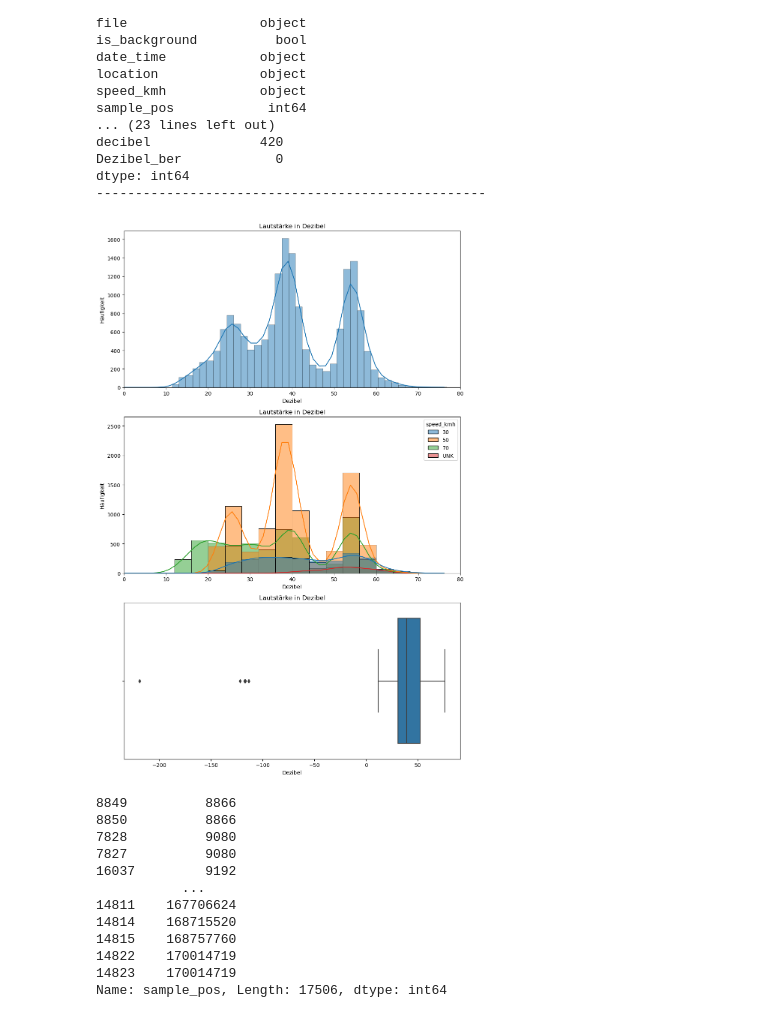
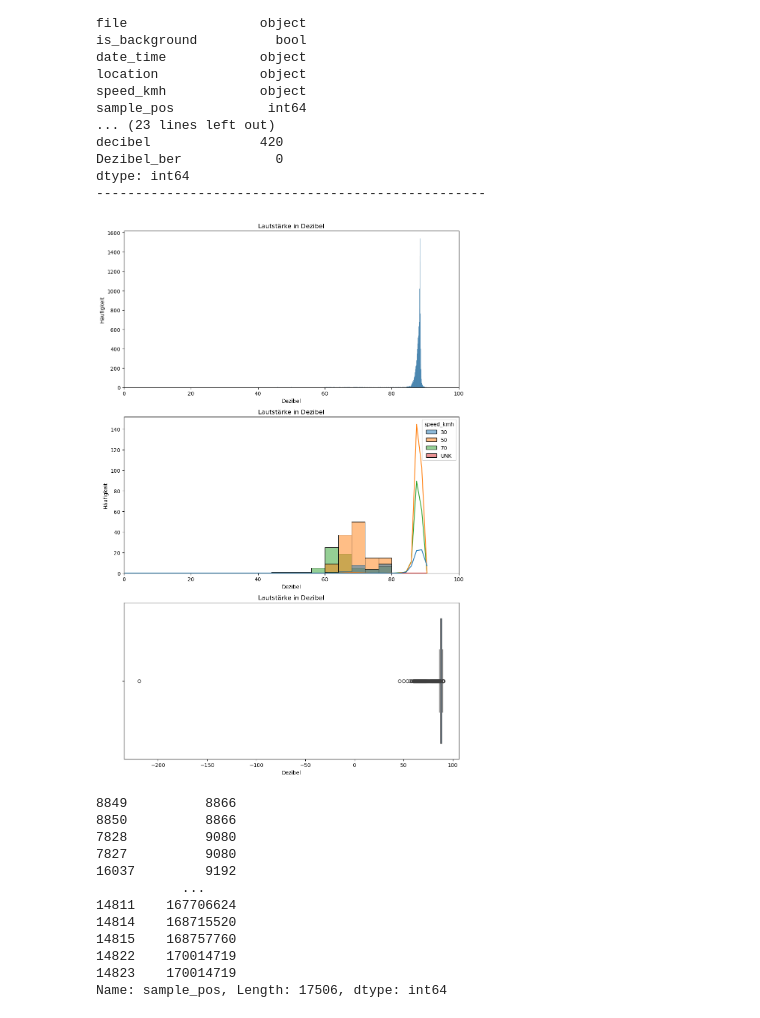
Before and after one commit to janikWa/RoadTrafficNoise, a Jupyter notebook: RTN.ipynb, the cells around one changed output. Cells and saved outputs as stored; diff of their text form; code cells hidden in the pictures.

Commit message:
preprocessing for spectral analysis done & testing for db-calculation implication

```diff
--- a/RTN.ipynb
+++ b/RTN.ipynb
@@ -6,7 +6,7 @@ import numpy as np
 import os
 from scipy.io import wavfile
 
-path = "SoundData.xlsx"
+path = "SoundDataWithPreprocessing.xlsx"
 df = pd.read_excel(path)
 # %%
 #inspect the data
@@ -45,33 +45,33 @@ for col in df.columns:
 df["date_time"] = pd.to_datetime(df["date_time"], format='%Y-%m-%d-%H-%M')
 # %%
 #distribution decibel
-decibel_min = df["decibel"].min()
-decibel_max = df["decibel"].max()
+decibel_min = df["Dezibel_ber"].min()
+decibel_max = df["Dezibel_ber"].max()
 
 fig, axes = plt.subplots(3, 1, figsize=(10, 15))
 
-sns.histplot(data=df, x="Dezibel_ber",  binrange=(0, 80), kde=True, ax=axes[0])
+sns.histplot(data=df, x="Dezibel_ber",  binrange=(0, 100), kde=False, ax=axes[0])
 axes[0].set_title("Lautstärke in Dezibel")
 axes[0].set_xlabel("Dezibel")
 axes[0].set_ylabel("Häufigkeit")
-axes[0].set_xlim(0,80)
+axes[0].set_xlim(0,100)
 
 sns.histplot(data=df, x="Dezibel_ber", bins=20,  binrange=(0, 80), kde=True, ax=axes[1], hue="speed_kmh")
 axes[1].set_title("Lautstärke in Dezibel")
 axes[1].set_xlabel("Dezibel")
 axes[1].set_ylabel("Häufigkeit")
-axes[1].set_xlim(0,80)
+axes[1].set_xlim(0,100)
 
 sns.boxplot(data=df, x="Dezibel_ber", ax=axes[2])
 axes[2].set_title("Lautstärke in Dezibel")
 axes[2].set_xlabel("Dezibel")
 
 
 plt.tight_layout()
 
 plt.savefig("data_exploratoin.png")
 # %% [output]
-[figure, old version]
+[figure, new version]
 # %%
 #sample pos
 pos = df["sample_pos"].sort_values()
```
Also changed, not shown: 4 other files.
